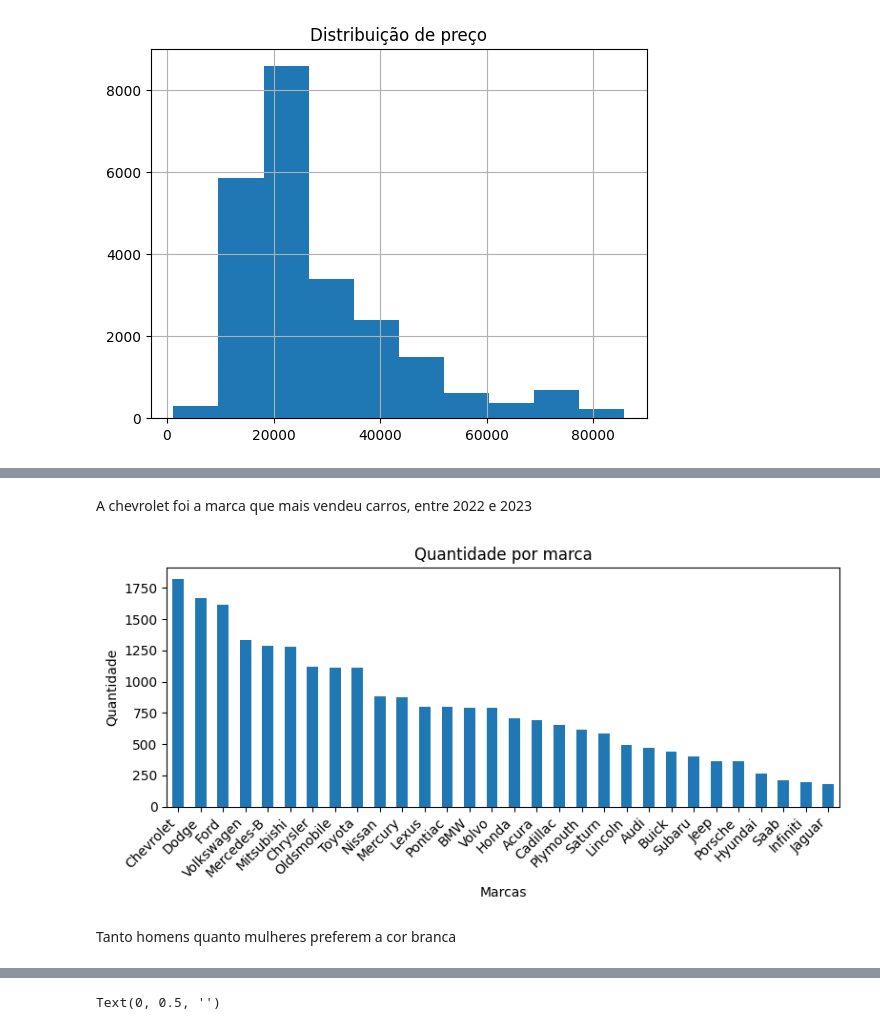
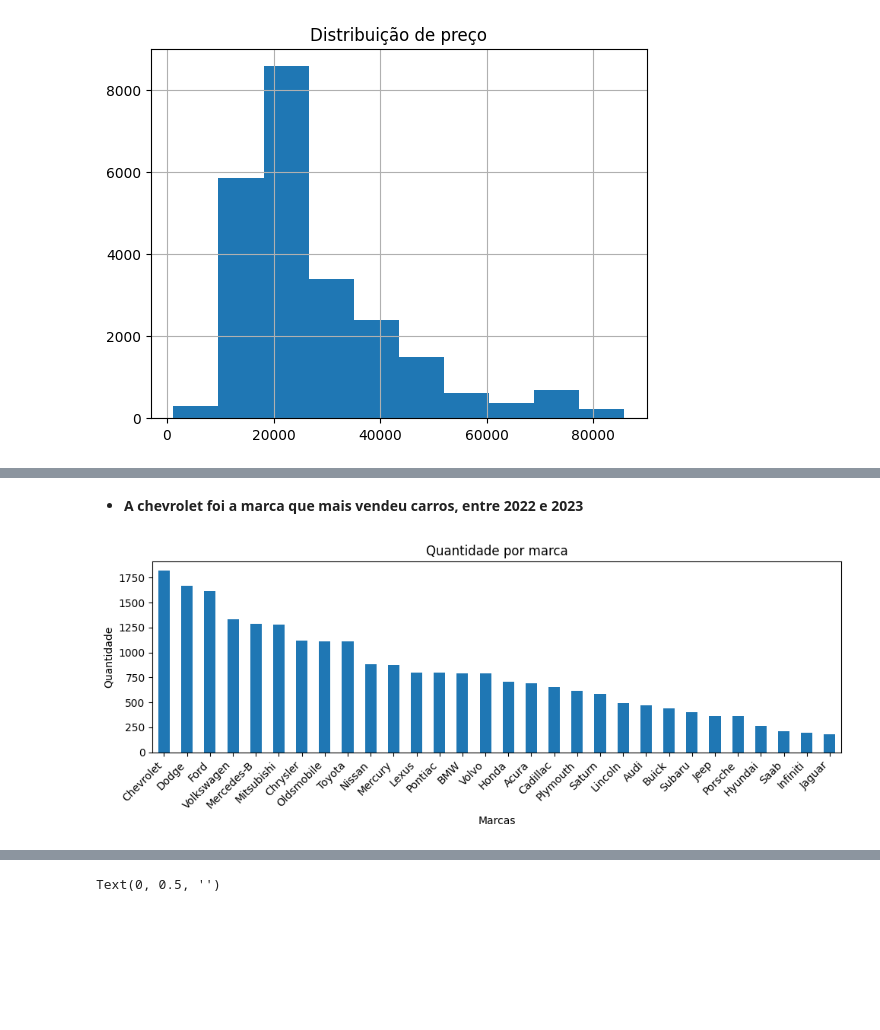
Before and after one commit to AlexPontes97/Projetos, a Jupyter notebook: venda_de_carros.ipynb, the cells around one changed output, grey strips where cells are left out. Saved outputs shown, nothing was run; the diff lists cells and outputs as text; code cells hidden in the pictures; blank space fills up the shorter version.

```diff
--- a/venda_de_carros.ipynb
+++ b/venda_de_carros.ipynb
@@ -69,19 +93,18 @@ Text(0.5, 1.0, 'Distribuição de preço')
 # %% [markdown]
-A chevrolet foi a marca que mais vendeu carros, entre 2022 e 2023
+*  **A chevrolet foi a marca que mais vendeu carros, entre 2022 e 2023**
 # %%
 #defini variavl marca, contando as observacoes
 marca=df['Marca'].value_counts()
 #coloquei em grafico, tive que alterar tamanho de figura
-marca.plot(kind='bar',figsize=(8,4))
+marca.plot(kind='bar',figsize=(10,4
+))
 #aqui adiciona titulos e eixos
 plt.title('Quantidade por marca')
 plt.xlabel('Marcas')
 plt.ylabel('Quantidade')
 plt.xticks(rotation=45, ha='right')#esse metodo para configurar o eixo x(inclinar)
 plt.tight_layout()
 plt.show()
 # %% [output]
-[figure, old version]
+[figure, new version]
-# %% [markdown]
-Tanto homens quanto mulheres preferem a cor branca
 # %%
```
Also changed, not shown: parts of 23 cells of this notebook.
